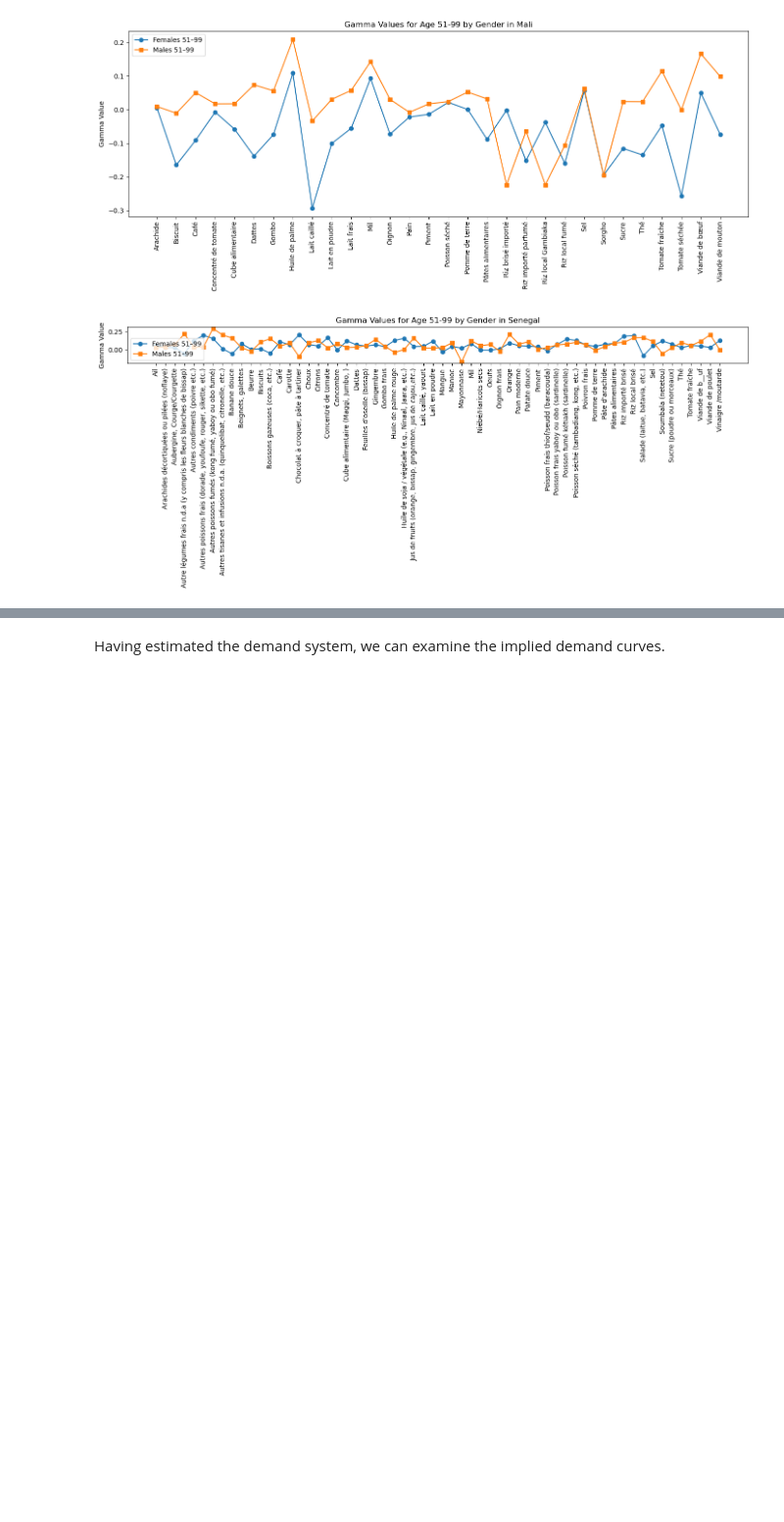
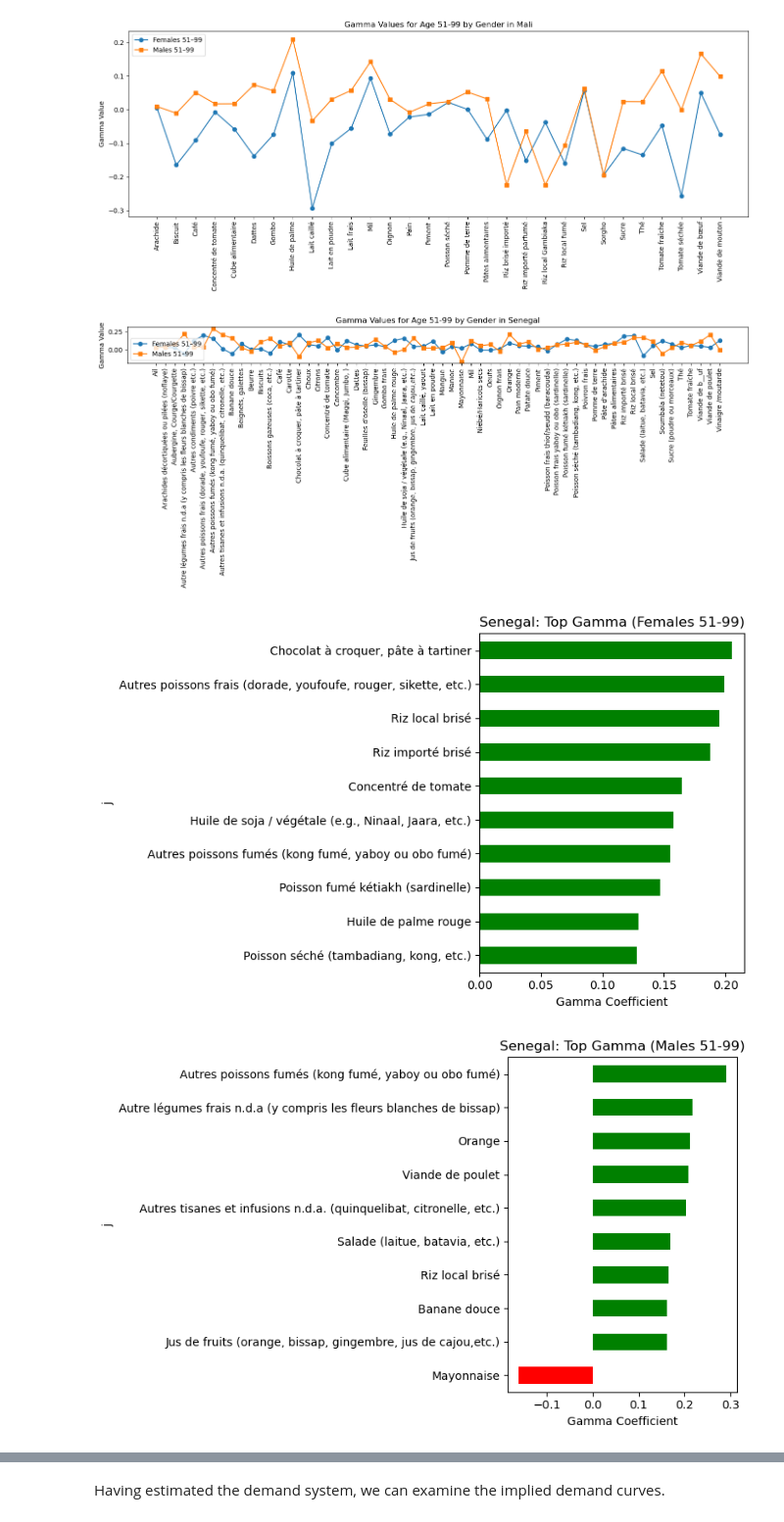
Before and after one commit to allisonpvn/ENVECON153_Proj3, a Jupyter notebook: Code.ipynb, the cells around one changed output, grey strips where cells are left out. Shown at 98% size. Cells and saved outputs as stored; diff of their text form; code cells hidden in the pictures; blank space fills up the shorter version.

Commit message:
More visuals

```diff
--- a/Code.ipynb
+++ b/Code.ipynb
@@ -322,4 +330,45 @@ plot.show()
 # %% [output]
 [figure]
 # %%
-def sort_gammas(df):
+def sort_gammas(df, gender):
+    return df.reindex(df[gender].abs().sort_values(ascending=False).index)
+
+def plot_top_gammas(df, column, title, top_n=10):
+    df_top = df[column].abs().sort_values(ascending=False).head(top_n)
+    actual_values = df.loc[df_top.index, column]
+
+    plt.figure(figsize=(8, 5))
+    actual_values.plot(kind='barh', color=actual_values.apply(lambda x: 'green' if x > 0 else 'red'))
+    plt.gca().invert_yaxis()
+    plt.title(title)
+    plt.xlabel("Gamma Coefficient")
+    plt.tight_layout()
+    plt.show()
+# %%
+import matplotlib.pyplot as plt
+
+gamma_sorted = {
+    "senegal_f": sort_gammas(gamma_senegal, "Females 51-99"),
+    "senegal_m": sort_gammas(gamma_senegal, "Males 51-99"),
+    "uganda_f": sort_gammas(gamma_uganda, "Females 51-99"),
+    "uganda_m": sort_gammas(gamma_uganda, "Males 51-99"),
+    "tanzania_f": sort_gammas(gamma_tanzania, "Females 51-99"),
+    "tanzania_m": sort_gammas(gamma_tanzania, "Males 51-99"),
+    "mali_f": sort_gammas(gamma_mali, "Females 51-99"),
+    "mali_m": sort_gammas(gamma_mali, "Males 51-99"),
+}
+# %%
+plot_top_gammas(gamma_sorted["senegal_f"], "Females 51-99", "Senegal: Top Gamma (Females 51-99)")
+plot_top_gammas(gamma_sorted["senegal_m"], "Males 51-99", "Senegal: Top Gamma (Males 51-99)")
+
+plot_top_gammas(gamma_sorted["uganda_f"], "Females 51-99", "Uganda: Top Gamma (Females 51-99)")
+plot_top_gammas(gamma_sorted["uganda_m"], "Males 51-99", "Uganda: Top Gamma (Males 51-99)")
+
+plot_top_gammas(gamma_sorted["tanzania_f"], "Females 51-99", "Tanzania: Top Gamma (Females 51-99)")
+plot_top_gammas(gamma_sorted["tanzania_m"], "Males 51-99", "Tanzania: Top Gamma (Males 51-99)")
+
+plot_top_gammas(gamma_sorted["mali_f"], "Females 51-99", "Mali: Top Gamma (Females 51-99)")
+plot_top_gammas(gamma_sorted["mali_m"], "Males 51-99", "Mali: Top Gamma (Males 51-99)")
+# %% [output]
+[figure, added]
+[figure, added]
```
Also changed, not shown: parts of 7 cells of this notebook.
